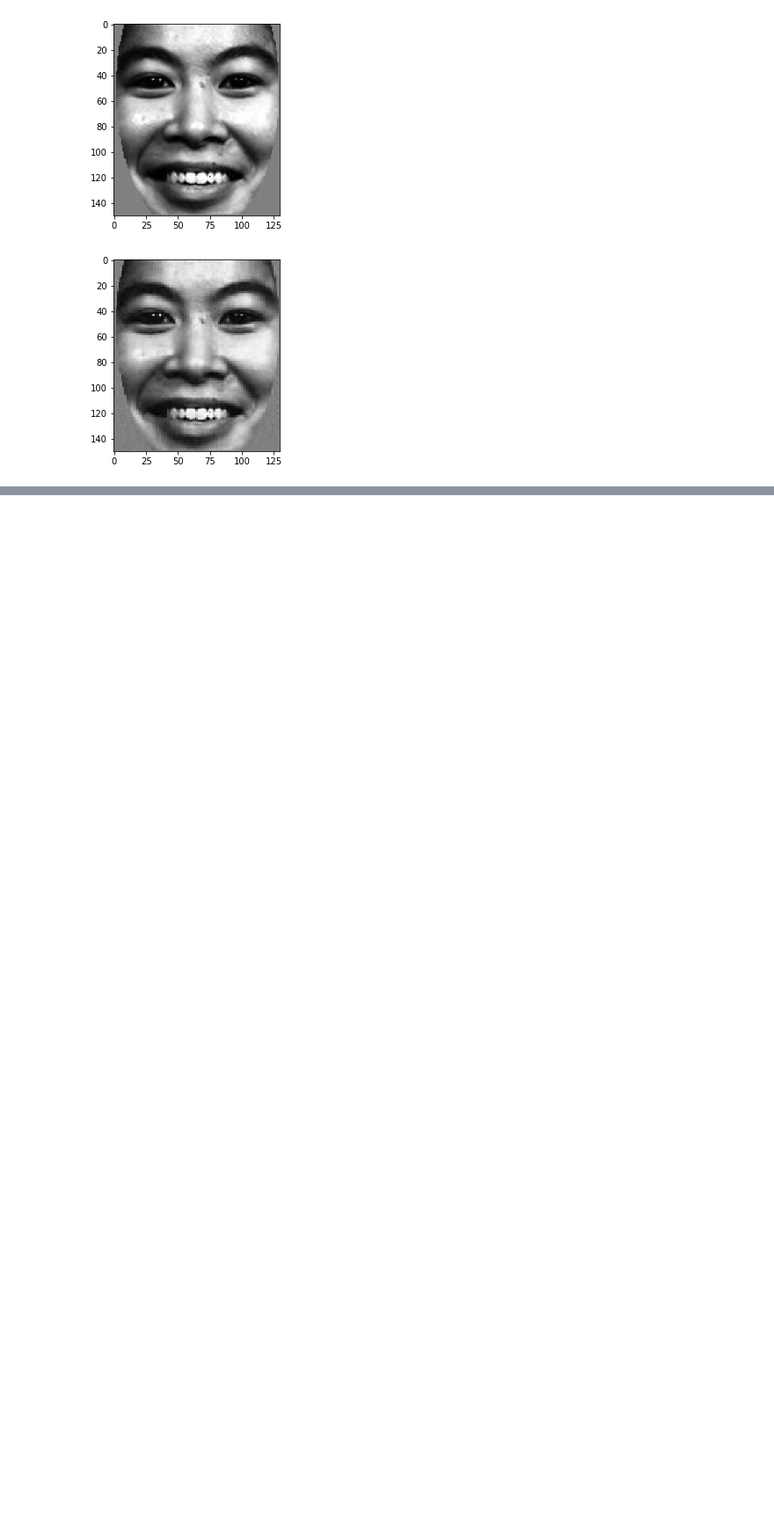
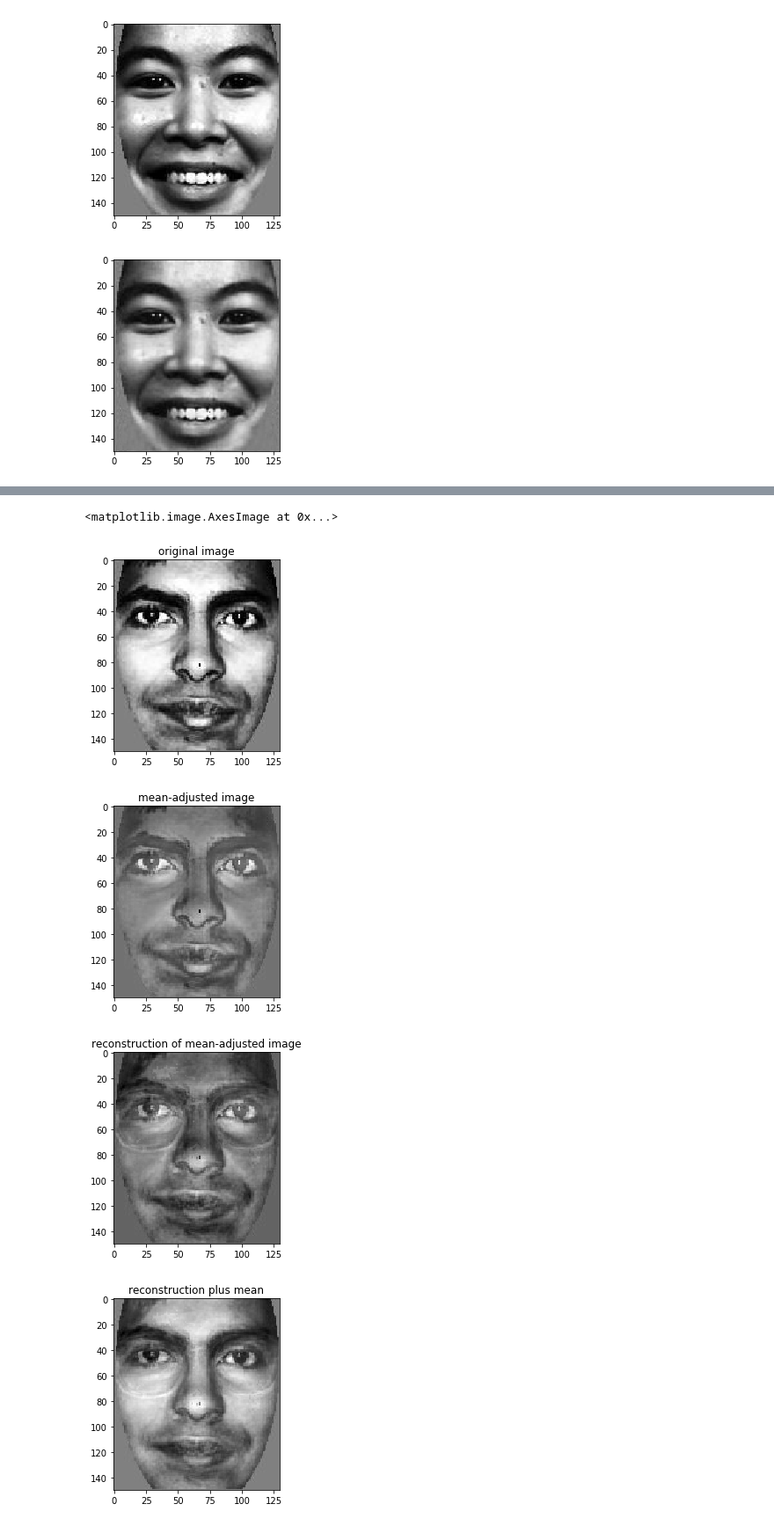
Before and after one commit to ttrapaid/facerecognition, a Jupyter notebook: pca.ipynb, the cells around one changed output, grey strips where cells are left out. Shown at 88% size. Drawn from its saved outputs; the diff is of its cells as text; code cells hidden in the pictures; blank space fills up the shorter version.

```diff
--- a/pca.ipynb
+++ b/pca.ipynb
@@ -196,0 +213,27 @@ ValueError: matmul: Input operand 1 has a mismatch in its core dimension 0, with
+# %%
+# confirming we can mostly reconstruct a random face using k eigvecs
+
+plt.figure()
+plt.title('original image')
+plt.imshow(rand_face,cmap='gray')
+
+expected_face = mean_adj_rand_face.reshape(150,130)
+plt.figure()
+plt.title('mean-adjusted image')
+plt.imshow(expected_face,cmap='gray')
+
+reconstruction = (k_eigenfaces @ omega).reshape(150,130)
+plt.figure()
+plt.title('reconstruction of mean-adjusted image')
+plt.imshow(reconstruction,cmap='gray')
+
+reconstruction_plus_mean = reconstruction + MEANFACE
+plt.figure()
+plt.title('reconstruction plus mean')
+plt.imshow(reconstruction_plus_mean,cmap='gray')
+# %% [output]
+<matplotlib.image.AxesImage at 0x...>
+[figure, added]
+[figure, added]
+[figure, added]
+[figure, added]
```
Also changed, not shown: parts of 24 cells of this notebook.
